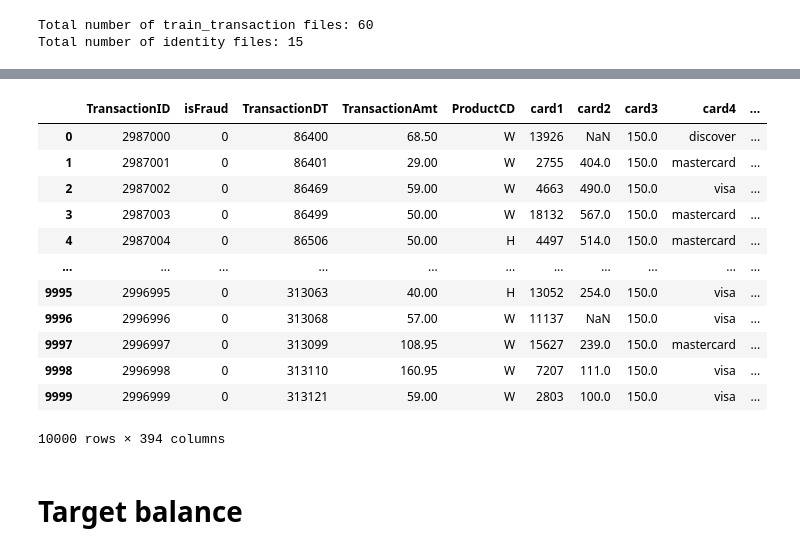
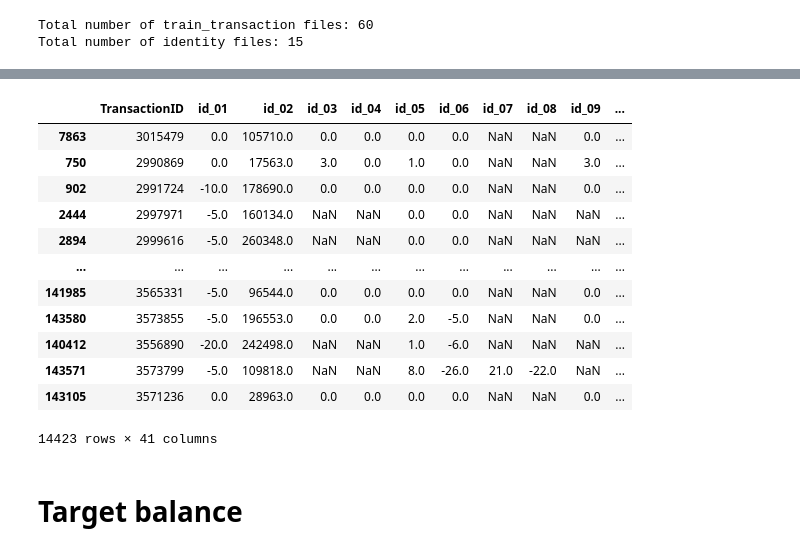
Before and after one commit to hakim-l/ieee-cis-fraud-detection, a Jupyter notebook: notebooks/02_create_dummy_model.ipynb, the cells around one changed output, grey strips where cells are left out. Cells and saved outputs as stored; diff of their text form; code cells hidden in the pictures.

```diff
--- a/notebooks/02_create_dummy_model.ipynb
+++ b/notebooks/02_create_dummy_model.ipynb
@@ -52,19 +66,19 @@ transaction_sample= train_transaction_df.get_partition(0).compute()
 # %%
-transaction_sample
+train_identity_df.sample(frac= 0.1).compute()
 # %% [output]
-|  | TransactionID | isFraud | TransactionDT | TransactionAmt | ProductCD | card1 | card2 | card3 | card4 | ... |
-| 0 | 2987000 | 0 | 86400 | 68.50 | W | 13926 | NaN | 150.0 | discover | ... |
-| 1 | 2987001 | 0 | 86401 | 29.00 | W | 2755 | 404.0 | 150.0 | mastercard | ... |
-| 2 | 2987002 | 0 | 86469 | 59.00 | W | 4663 | 490.0 | 150.0 | visa | ... |
-| 3 | 2987003 | 0 | 86499 | 50.00 | W | 18132 | 567.0 | 150.0 | mastercard | ... |
-| 4 | 2987004 | 0 | 86506 | 50.00 | H | 4497 | 514.0 | 150.0 | mastercard | ... |
-| ... | ... | ... | ... | ... | ... | ... | ... | ... | ... | ... |
-| 9995 | 2996995 | 0 | 313063 | 40.00 | H | 13052 | 254.0 | 150.0 | visa | ... |
-| 9996 | 2996996 | 0 | 313068 | 57.00 | W | 11137 | NaN | 150.0 | visa | ... |
-| 9997 | 2996997 | 0 | 313099 | 108.95 | W | 15627 | 239.0 | 150.0 | mastercard | ... |
-| 9998 | 2996998 | 0 | 313110 | 160.95 | W | 7207 | 111.0 | 150.0 | visa | ... |
-| 9999 | 2996999 | 0 | 313121 | 59.00 | W | 2803 | 100.0 | 150.0 | visa | ... |
+|  | TransactionID | id_01 | id_02 | id_03 | id_04 | id_05 | id_06 | id_07 | id_08 | id_09 | ... |
+| 7863 | 3015479 | 0.0 | 105710.0 | 0.0 | 0.0 | 0.0 | 0.0 | NaN | NaN | 0.0 | ... |
+| 750 | 2990869 | 0.0 | 17563.0 | 3.0 | 0.0 | 1.0 | 0.0 | NaN | NaN | 3.0 | ... |
+| 902 | 2991724 | -10.0 | 178690.0 | 0.0 | 0.0 | 0.0 | 0.0 | NaN | NaN | 0.0 | ... |
+| 2444 | 2997971 | -5.0 | 160134.0 | NaN | NaN | 0.0 | 0.0 | NaN | NaN | NaN | ... |
+| 2894 | 2999616 | -5.0 | 260348.0 | NaN | NaN | 0.0 | 0.0 | NaN | NaN | NaN | ... |
+| ... | ... | ... | ... | ... | ... | ... | ... | ... | ... | ... | ... |
+| 141985 | 3565331 | -5.0 | 96544.0 | 0.0 | 0.0 | 0.0 | 0.0 | NaN | NaN | 0.0 | ... |
+| 143580 | 3573855 | -5.0 | 196553.0 | 0.0 | 0.0 | 2.0 | -5.0 | NaN | NaN | 0.0 | ... |
+| 140412 | 3556890 | -20.0 | 242498.0 | NaN | NaN | 1.0 | -6.0 | NaN | NaN | NaN | ... |
+| 143571 | 3573799 | -5.0 | 109818.0 | NaN | NaN | 8.0 | -26.0 | 21.0 | -22.0 | NaN | ... |
+| 143105 | 3571236 | 0.0 | 28963.0 | 0.0 | 0.0 | 0.0 | 0.0 | NaN | NaN | 0.0 | ... |
-10000 rows × 394 columns
+14423 rows × 41 columns
 # %% [markdown]
 # Target balance
 # %%
```
Also changed, not shown: parts of 2 cells of this notebook, 7 other files.
